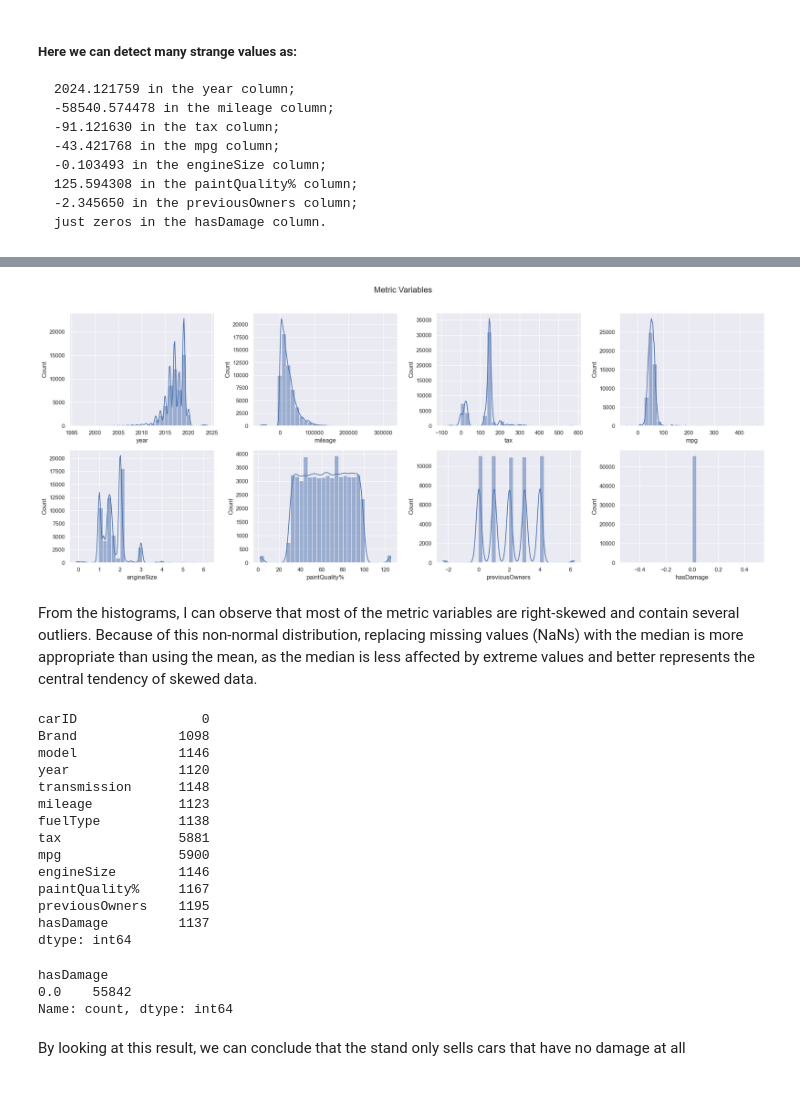
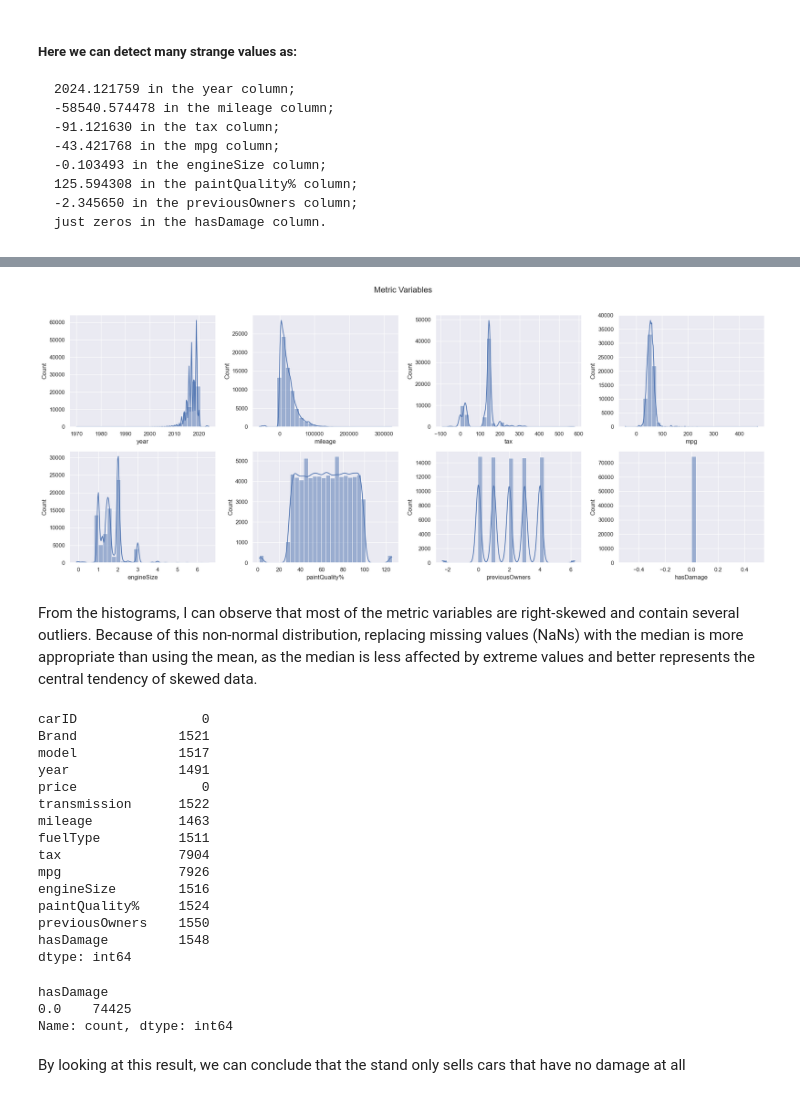
Before and after one commit to bernardorspachecods/ML_Project_25.26, a Jupyter notebook: hold-out.ipynb, the cells around one changed output, grey strips where cells are left out. Saved outputs shown, nothing was run; the diff lists cells and outputs as text; code cells hidden in the pictures.

```diff
--- a/hold-out.ipynb
+++ b/hold-out.ipynb
@@ -140,47 +118,48 @@ plt.show()
 # %%
 sp_rows = 2
 sp_cols = 4
 
 # Prepare figure and axes
 fig, axes = plt.subplots(sp_rows, sp_cols, figsize=(20, 8), tight_layout=True)
 
 # Plot data with seaborn
 features = [f for f in metric_features]
 
 for ax, feat in zip(axes.flatten(), features):
-    sns.histplot(X_train[feat], bins=30, kde=True, ax=ax)
+    sns.histplot(train[feat], bins=30, kde=True, ax=ax)
 
 # Add a centered title to the figure
 title = "Metric Variables"
 fig.suptitle(title, fontsize=16, y=1.02)
 
 plt.show()
 # %% [output]
-[figure, old version]
+[figure, new version]
 # %% [markdown]
 From the histograms, I can observe that most of the metric variables are right-skewed and contain several outliers. Because of this non-normal distribution, replacing missing values (NaNs) with the median is more appropriate than using the mean, as the median is less affected by extreme values and better represents the central tendency of skewed data.
 # %%
-print(X_train.isna().sum())
+print(train.isna().sum())
 # %% [output]
 carID                0
-Brand             1098
-model             1146
-year              1120
-transmission      1148
-mileage           1123
-fuelType          1138
-tax               5881
-mpg               5900
-engineSize        1146
-paintQuality%     1167
-previousOwners    1195
-hasDamage         1137
+Brand             1521
+model             1517
+year              1491
+price                0
+transmission      1522
+mileage           1463
+fuelType          1511
+tax               7904
+mpg               7926
+engineSize        1516
+paintQuality%     1524
+previousOwners    1550
+hasDamage         1548
 dtype: int64
 # %%
-X_train.hasDamage.value_counts()
+train.hasDamage.value_counts()
 # %% [output]
 hasDamage
-0.0    55842
+0.0    74425
 Name: count, dtype: int64
 # %% [markdown]
 By looking at this result, we can conclude that the stand only sells cars that have no damage at all
```
Also changed, not shown: parts of 40 cells of this notebook, 1 other file.
